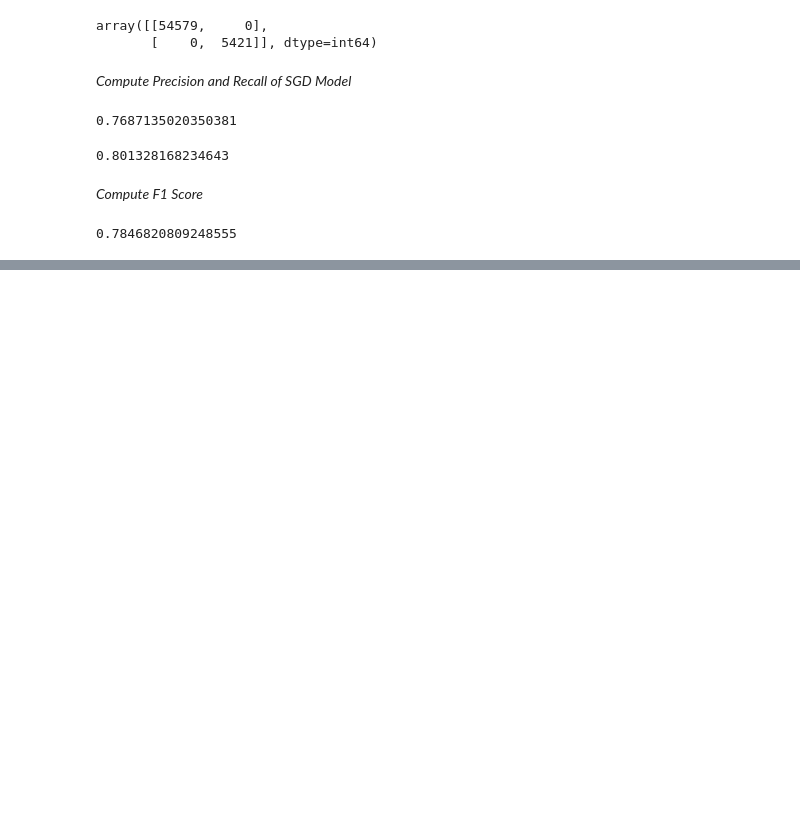
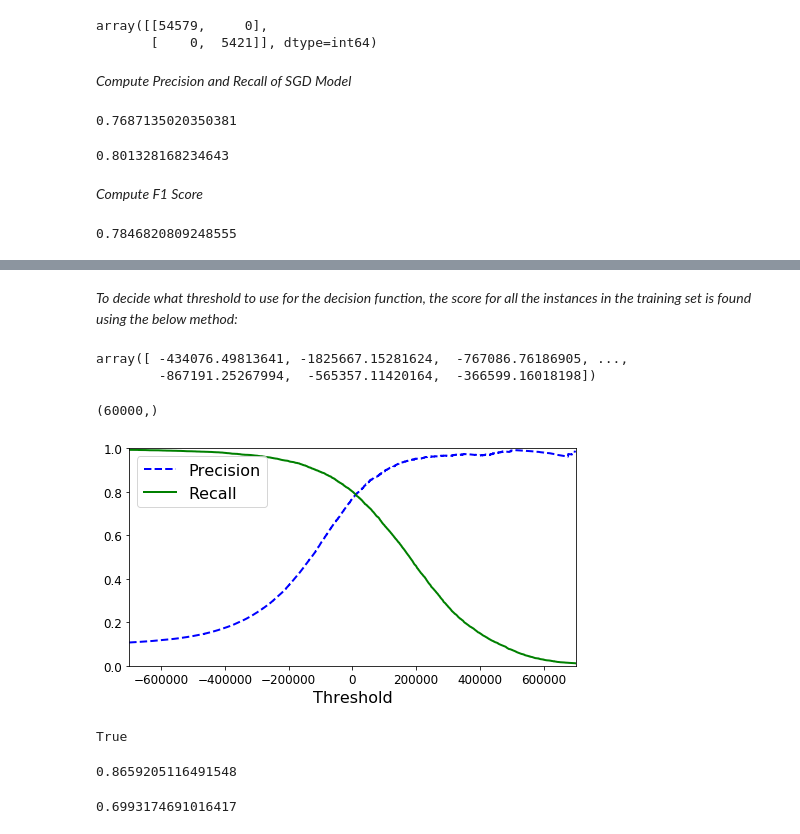
Before and after one commit to IllegalOpcode007/ClassificationWithMNISTDataSet, a Jupyter notebook: Classifying Digits from MNIST Dataset.ipynb, the cells around one changed output, grey strips where cells are left out. Cells and saved outputs as stored; diff of their text form; code cells hidden in the pictures; blank space fills up the shorter version.

Commit message:
Plotted precision and recall charts

```diff
--- a/Classifying Digits from MNIST Dataset.ipynb
+++ b/Classifying Digits from MNIST Dataset.ipynb
@@ -204,0 +224,36 @@ f1_score(y_train_5, y_train_pred)
+# %% [markdown]
+_To decide what threshold to use for the decision function, the score for all the instances in the training set is found using the below method:_
+# %%
+y_scores = cross_val_predict(sgd_clf, X_train, y_train_5, cv=3,
+                             method="decision_function")
+# %%
+y_scores
+# %% [output]
+array([ -434076.49813641, -1825667.15281624,  -767086.76186905, ...,
+        -867191.25267994,  -565357.11420164,  -366599.16018198])
+# %%
+y_scores.shape
+# %% [output]
+(60000,)
+# %%
+from sklearn.metrics import precision_recall_curve
+
+precisions, recalls, thresholds = precision_recall_curve(y_train_5, y_scores)
+# %%
+def plot_precision_recall_vs_threshold(precisions, recalls, thresholds):
+    plt.plot(thresholds, precisions[:-1], "b--", label="Precision", linewidth=2)
+    plt.plot(thresholds, recalls[:-1], "g-", label="Recall", linewidth=2)
+    plt.xlabel("Threshold", fontsize=16)
+    plt.legend(loc="upper left", fontsize=16)
+    plt.ylim([0, 1])
+
+plt.figure(figsize=(8, 4))
+plot_precision_recall_vs_threshold(precisions, recalls, thresholds)
+plt.xlim([-700000, 700000])
+plt.show()
+# %% [output]
+[figure, added]
+# %%
+(y_train_pred == (y_scores > 0)).all()
+# %% [output]
+True
@@ -204,0 +262,8 @@ f1_score(y_train_5, y_train_pred)
+# %%
+precision_score(y_train_5, y_train_pred_90)
+# %% [output]
+0.8659205116491548
+# %%
+recall_score(y_train_5, y_train_pred_90)
+# %% [output]
+0.6993174691016417
```
Also changed, not shown: parts of 6 cells of this notebook.
